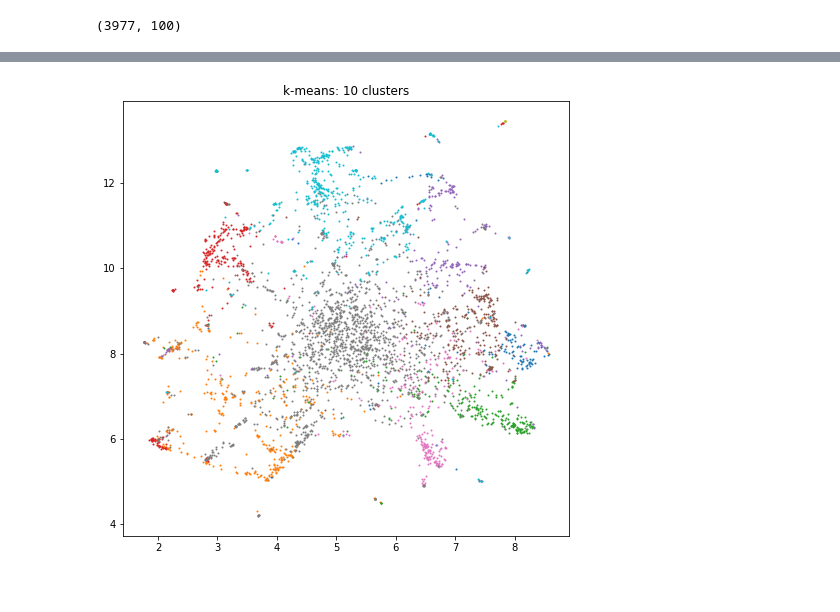
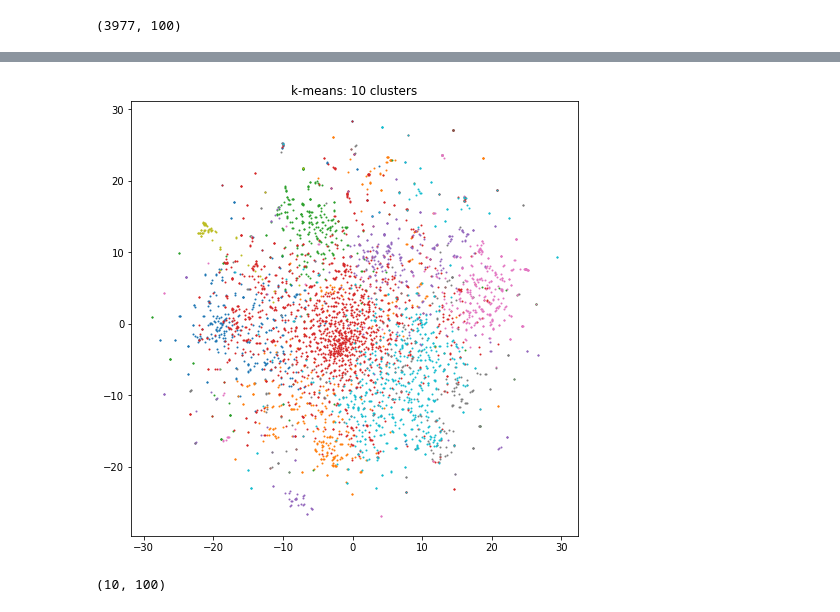
Before and after one commit to rkingery/text-summarization, a Jupyter notebook: doc2vec.ipynb, the cells around one changed output, grey strips where cells are left out. Cells and saved outputs as stored; diff of their text form; code cells hidden in the pictures.

```diff
--- a/doc2vec.ipynb
+++ b/doc2vec.ipynb
@@ -84,18 +85,21 @@ bigram_model = Phraser(bigram)
 texts = [bigram_model[doc] for doc in texts]
 documents = [TaggedDocument(doc, [i]) for i,doc in enumerate(texts)]
 # %%
-model = Doc2Vec(workers=4)#vector_size=100,negative=5,hs=0,dm=1,min_count=3,sample=0,max_vocab_size=None,alpha=0.65,
+doc2vec = Doc2Vec(workers=4,seed=23)#vector_size=100,negative=5,hs=0,dm=1,min_count=3,sample=0,max_vocab_size=None,alpha=0.65,
                 #min_alpha=0.065,workers=4)
-model.build_vocab(documents)
-model.corpus_count
+doc2vec.build_vocab(documents)
+doc2vec.corpus_count
 # %% [output]
 3977
 # %%
-for epoch in tqdm(range(10)):
-    model.train(documents,total_examples=model.corpus_count,epochs=1)
-    model.alpha -= 0.0002
-    model.min_alpha = model.alpha
-#model.save(str(Path('./data')/'doc2vec.model'))
+if not Path('./data/doc2vec.model').exists():
+    for epoch in tqdm(range(10)):
+        doc2vec.train(documents,total_examples=doc2vec.corpus_count,epochs=1)
+        doc2vec.alpha -= 0.0002
+        doc2vec.min_alpha = doc2vec.alpha
+    doc2vec.save(str(Path('./data')/'doc2vec.model'))
+else:
+    doc2vec = Doc2Vec.load(str(Path('./data')/'doc2vec.model'))
 # %% [output]
 [interactive output not drawn]
 # %%
@@ -114,3 +118,3 @@ model.wv.most_similar('cruz')
 # %%
-vecs = [model.infer_vector(text) for text in texts]
+vecs = [doc2vec.infer_vector(text) for text in texts]
 # %%
@@ -142,5 +145,0 @@ plot_reduced_2D(X_tsne, 't-SNE')
-# %%
-umap = UMAP(n_components=2,n_neighbors=10, min_dist=0.001, metric='cosine')
-umap.fit(X)
-X_umap = umap.transform(X)
-plot_reduced_2D(X_umap, 'UMAP')
@@ -149,10 +146,13 @@ plot_reduced_2D(X_umap, 'UMAP')
 # %%
 #elbow_plot(X,model_type='k-means',max_clusters=20)
 model = KMeans(n_clusters=10,n_jobs=-1)
 model.fit(X)
 yhat = model.predict(X)
-plot_clusters(X_umap,yhat,'k-means')
+plot_clusters(X_tsne,yhat,'k-means')
 # %% [output]
-[figure, old version]
+[figure, new version]
 # %%
 centers = model.cluster_centers_
+centers.shape
+# %% [output]
+(10, 100)
```
Also changed, not shown: parts of 5 cells of this notebook.
